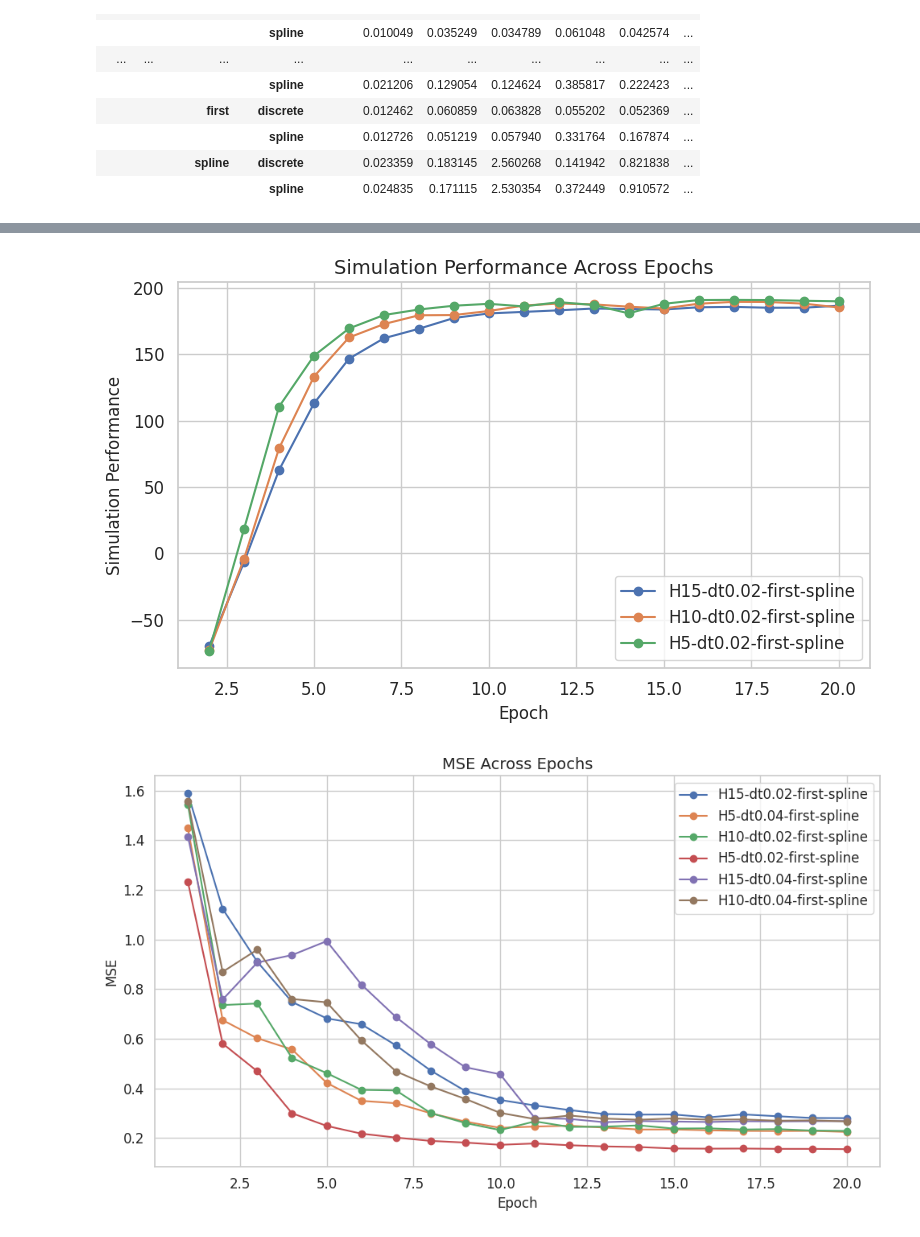
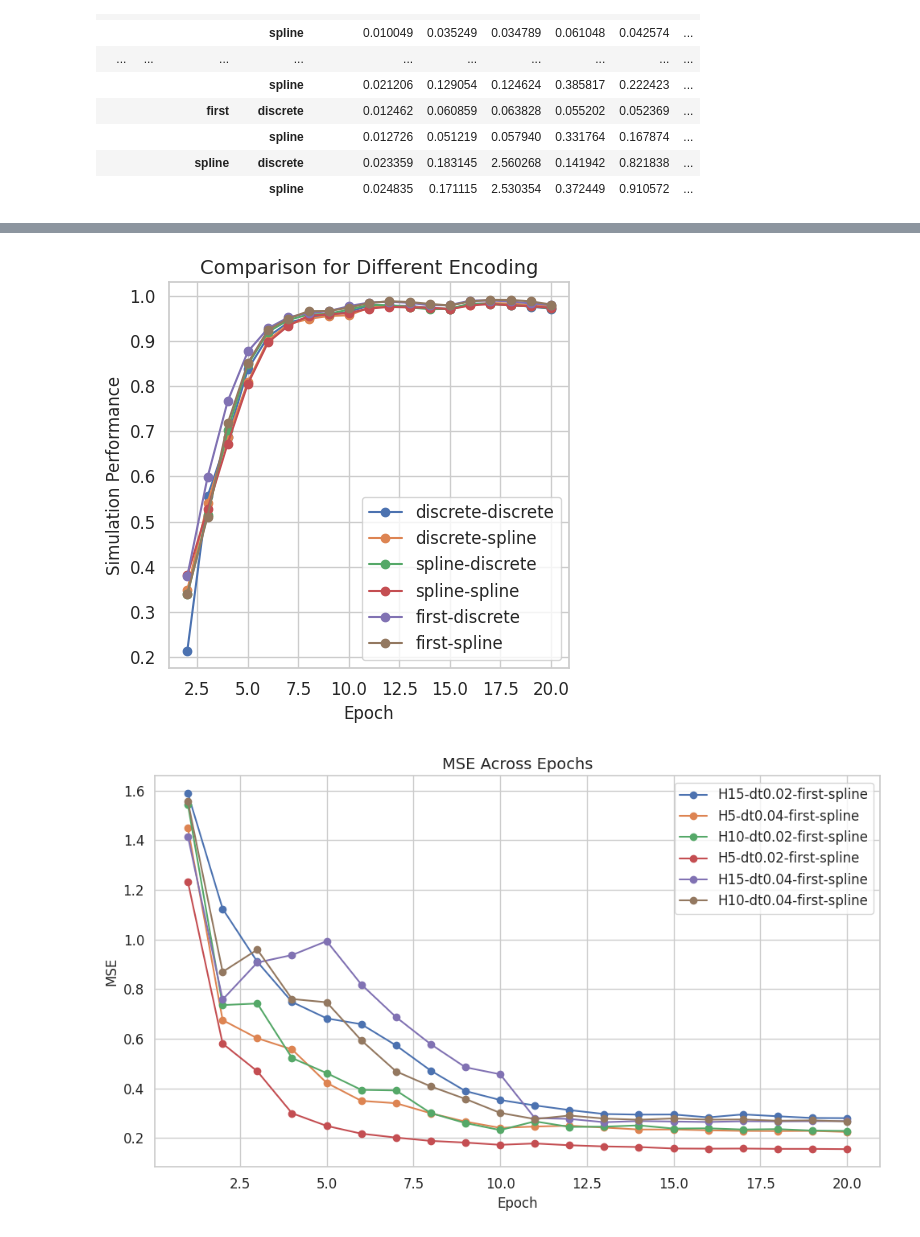
Before and after one commit to Batou1406/dls_orbit_bat_private, a Jupyter notebook: source/extensions/omni.isaac.lab_tasks/omni/isaac/lab_tasks/manager_based/locomotion/model_based/thesis_image.ipynb, the cells around one changed output, grey strips where cells are left out. Saved outputs shown, nothing was run; the diff lists cells and outputs as text; code cells hidden in the pictures.

```diff
--- a/source/extensions/omni.isaac.lab_tasks/omni/isaac/lab_tasks/manager_based/locomotion/model_based/thesis_image.ipynb
+++ b/source/extensions/omni.isaac.lab_tasks/omni/isaac/lab_tasks/manager_based/locomotion/model_based/thesis_image.ipynb
@@ -1716,35 +1773,44 @@ display(df)
 # %%
 import matplotlib.pyplot as plt
 import seaborn as sns
 
 # Ensure that seaborn's style is set for better aesthetics
 sns.set_theme(style=style_theme)
 
 # Plot each row of the DataFrame as a line
-plt.figure(figsize=(8, 5))
+plt.figure(figsize=(5, 5))
 # plt.figure(figsize=(18, 12))
 
-for index, row in epoch_reward_df.iterrows():
-    if "first-spline" in index :#or "first-discrete" in index:
-        if "0.02" in index:
-            plt.plot(epoch_reward_df.columns, row, marker='o', label=index)
+# for index, row in epoch_reward_df.iterrows():
+#     print(index)
+#     # if "first-spline" in index or "discrete-discrete" in index:
+#     if "H10-dt0.02" in index:
+#             y = (row + 110)/303
+#             plt.plot(epoch_reward_df.columns, y, marker='o', label=index)
+
+index =  ['H10-dt0.02-discrete-discrete', 'H10-dt0.02-discrete-spline', 'H10-dt0.02-spline-discrete','H10-dt0.02-spline-spline', 'H10-dt0.02-first-discrete', 'H10-dt0.02-first-spline']
+label =  ['discrete-discrete', 'discrete-spline', 'spline-discrete', 'spline-spline', 'first-discrete', 'first-spline']
+
+for i in range(len(index)):
+        y = (epoch_reward_df.loc[index[i]] + 210)/403
+        plt.plot(epoch_reward_df.columns, y, marker='o', label=label[i])
 
 # Customize the plot for the scientific report
-plt.title('Simulation Performance Across Epochs', fontsize=14)
+plt.title('Comparison for Different Encoding', fontsize=14)
 plt.xlabel('Epoch', fontsize=12)
 plt.ylabel('Simulation Performance', fontsize=12)
 plt.legend(fontsize=12)
 plt.xticks(fontsize=12)
 plt.yticks(fontsize=12)
 plt.tight_layout()
 
 # Save the plot if needed
-# plt.savefig("thesis image/9/fullReward.pdf", bbox_inches='tight')
+plt.savefig("thesis image/9/simPerf_diff_Encoding.pdf", bbox_inches='tight')
 
 # Show the plot
 plt.show()
 # %% [output]
-[figure, old version]
+[figure, new version]
 # %%
 import matplotlib.pyplot as plt
 import seaborn as sns
```
Also changed, not shown: parts of 6 cells of this notebook, 7 other files.
